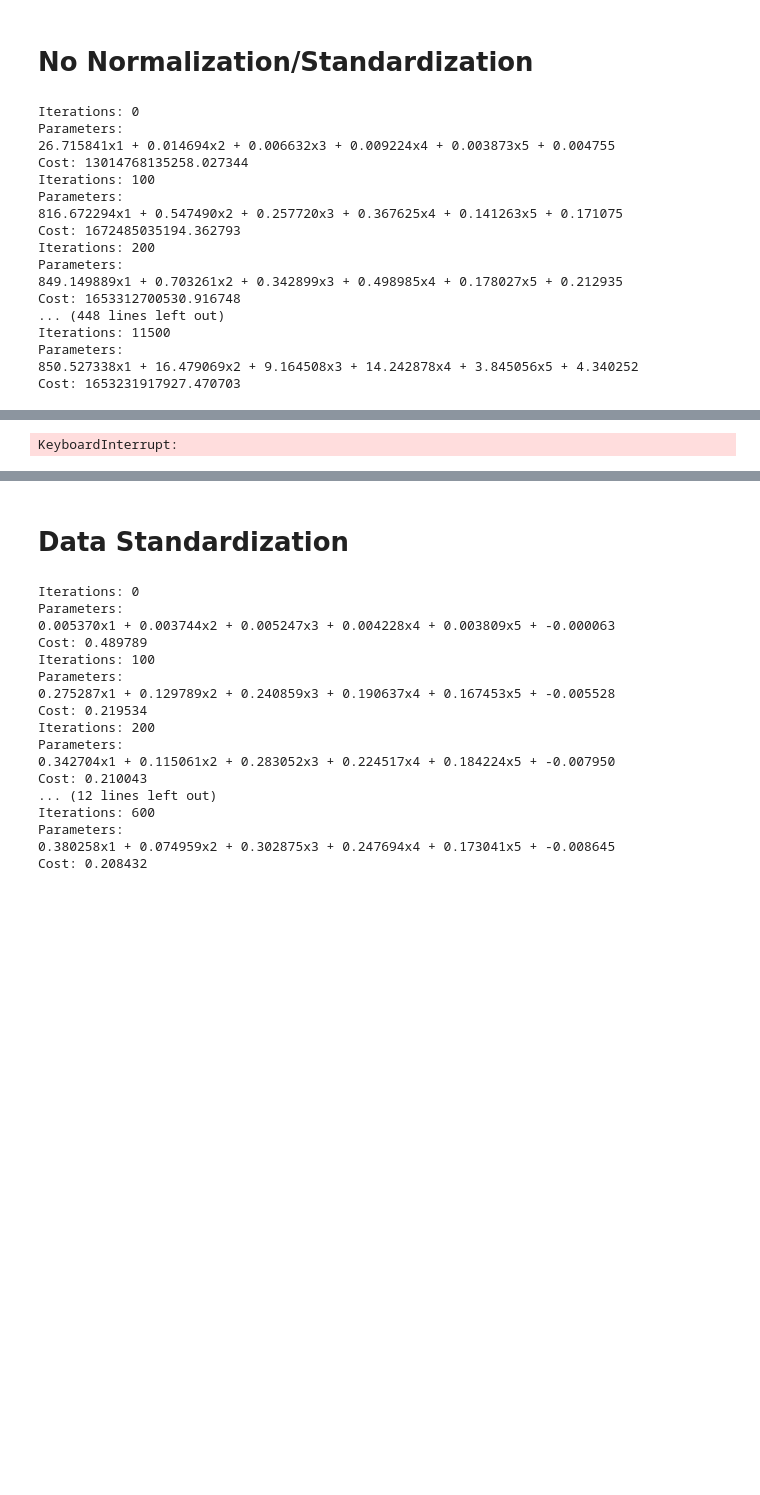
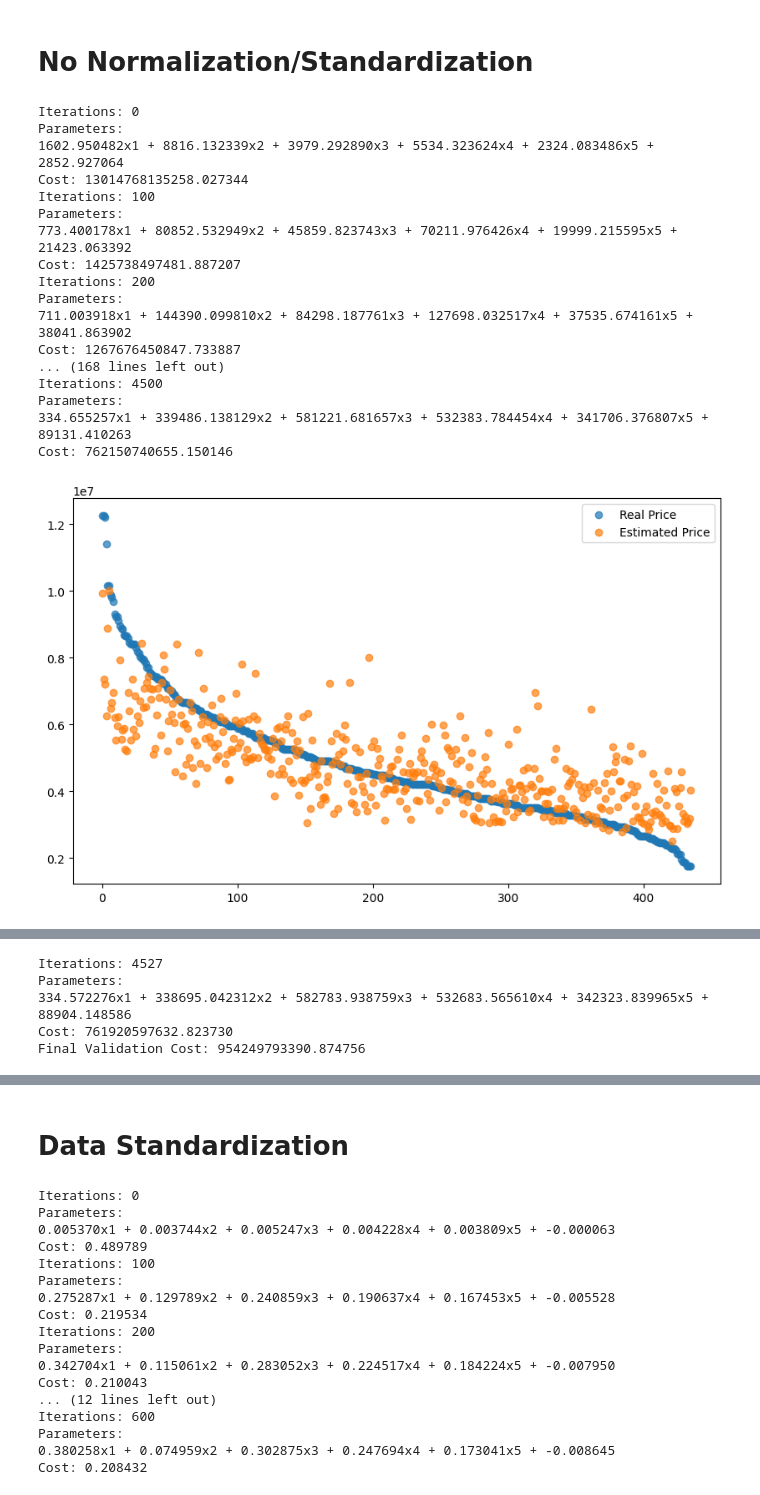
Before and after one commit to ascot119-rgb/Alex-s-Projects, a Jupyter notebook: LinearRegression/Regularization.ipynb, the cells around one changed output, grey strips where cells are left out. Cells and saved outputs as stored; diff of their text form; code cells hidden in the pictures; blank space fills up the shorter version.

```diff
--- a/LinearRegression/Regularization.ipynb
+++ b/LinearRegression/Regularization.ipynb
@@ -19,9 +19,9 @@ df = pd.read_csv(filepath)
 
 chosenparams = ["area", "bedrooms", "bathrooms", "stories", "parking"]
 
-y = df.values[:, 0]
+y = df.values[:, 0].astype(np.float64)
 paramnames = df.columns.values[:]
-params = np.zeros(len(chosenparams) + 1)
+params = np.zeros(len(chosenparams) + 1, dtype=np.float64)
 inputdata = []
 for i in range(len(chosenparams)):
     column = find(paramnames, chosenparams[i])
@@ -32,7 +32,7 @@ for i in range(len(chosenparams)):
         df.values[:, column][j] = np.float64(df.values[:, column][j])
       inputdata.append(df.values[:, column])
 
-inputdata = np.array(inputdata)
+inputdata = np.array(inputdata).astype(np.float64)
 
 inputdata = inputdata.T
 validation_indices = np.arange(0, len(inputdata), 5)
@@ -51,7 +51,7 @@ m = len(y)
 
 
 cf = 10
-lr = 0.000000001
+lr = 0.0006
 
 def cost_function(res, y):
   for i in range(len(res)):
@@ -74,14 +74,15 @@ def plot_result_to_target(result, y, x, loss, vloss):
   plt.show()
 
 def gradient(result, y, x):
-  temp = np.zeros(len(params))
+  temp = np.zeros(len(params), dtype=np.float64)
   for ind in range(len(params) - 1):
     temp[ind] = np.float64(np.sum((result - y) * x[ind])) / m
   temp[len(params) - 1] = np.float64(np.sum(result - y)) / m
+  temp[0] = temp[0] / 10000
   return temp
 
 def linearfun(data, params):
-  ans = np.zeros(len(data[0]))
+  ans = np.zeros(len(data[0]), dtype=np.float64)
   for i in range(len(params) - 1):
     ans += list(params[i] * data[i])
   return ans + params[len(params) - 1]
@@ -97,13 +98,13 @@ def printdata(iter, cf, params):
 
 def linregression(data, params, y):
   # Early setup
-  grad = [500] * len(params)
+  grad = [5000000] * len(params)
   iteration = 0
   loss_over_time = []
   validation_loss_over_time = []
 
   # Core Iteration
-  while any(abs(x) > 0.01 for x in grad):
+  while any(abs(x) > 100000 for x in grad):
     result = linearfun(data, params)
     cf = cost_function(result, y)
     grad = gradient(result, y, data)
@@ -111,39 +112,40 @@ def linregression(data, params, y):
     validation_cf = cost_function(linearfun(validationdata, params), validationy)
     validation_loss_over_time.append(validation_cf)
     for i in range(len(params)):
       params[i] = params[i] - lr * grad[i]
     if iteration % 100 == 0:
       printdata(iteration, cf, params)
     iteration += 1
 
   final_prediction = linearfun(data, params)
   #print(final_prediction)
   validationcf = cost_function(linearfun(validationdata, params), validationy)
 
   # Plotting and displaying information
   plot_result_to_target(final_prediction, y, data, loss_over_time, validation_loss_over_time)
   printdata(iteration, cf, params)
   print(f"Final Validation Cost: {validationcf:.6f}")
   iteration = 0
 
 
 
 linregression(inputdata, params, y)
 # %% [output]
 Iterations: 0
 Parameters:
-26.715841x1 + 0.014694x2 + 0.006632x3 + 0.009224x4 + 0.003873x5 + 0.004755
+1602.950482x1 + 8816.132339x2 + 3979.292890x3 + 5534.323624x4 + 2324.083486x5 + 2852.927064
 Cost: 13014768135258.027344
 Iterations: 100
 Parameters:
-816.672294x1 + 0.547490x2 + 0.257720x3 + 0.367625x4 + 0.141263x5 + 0.171075
-Cost: 1672485035194.362793
+773.400178x1 + 80852.532949x2 + 45859.823743x3 + 70211.976426x4 + 19999.215595x5 + 21423.063392
+Cost: 1425738497481.887207
 Iterations: 200
 Parameters:
-849.149889x1 + 0.703261x2 + 0.342899x3 + 0.498985x4 + 0.178027x5 + 0.212935
-Cost: 1653312700530.916748
-... (448 lines left out)
-Iterations: 11500
+711.003918x1 + 144390.099810x2 + 84298.187761x3 + 127698.032517x4 + 37535.674161x5 + 38041.863902
+Cost: 1267676450847.733887
+... (168 lines left out)
+Iterations: 4500
 Parameters:
-850.527338x1 + 16.479069x2 + 9.164508x3 + 14.242878x4 + 3.845056x5 + 4.340252
-Cost: 1653231917927.470703
+334.655257x1 + 339486.138129x2 + 581221.681657x3 + 532383.784454x4 + 341706.376807x5 + 89131.410263
+Cost: 762150740655.150146
+[figure, added]
@@ -150,4 +153,8 @@ Cost: 1653231917927.470703
-KeyboardInterrupt:
+Iterations: 4527
+Parameters:
+334.572276x1 + 338695.042312x2 + 582783.938759x3 + 532683.565610x4 + 342323.839965x5 + 88904.148586
+Cost: 761920597632.823730
+Final Validation Cost: 954249793390.874756
 # %%
 import numpy as np
 import pandas as pd
```
Also changed, not shown: parts of 5 cells of this notebook.
